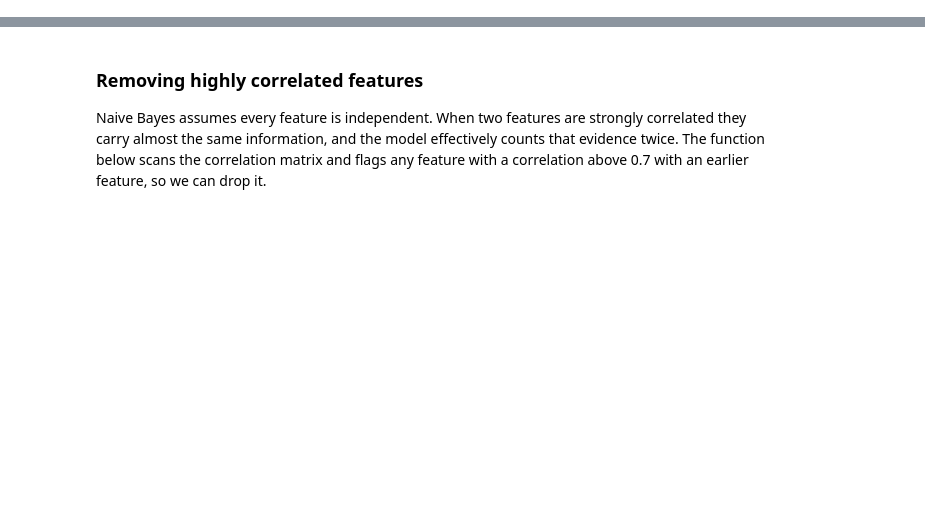
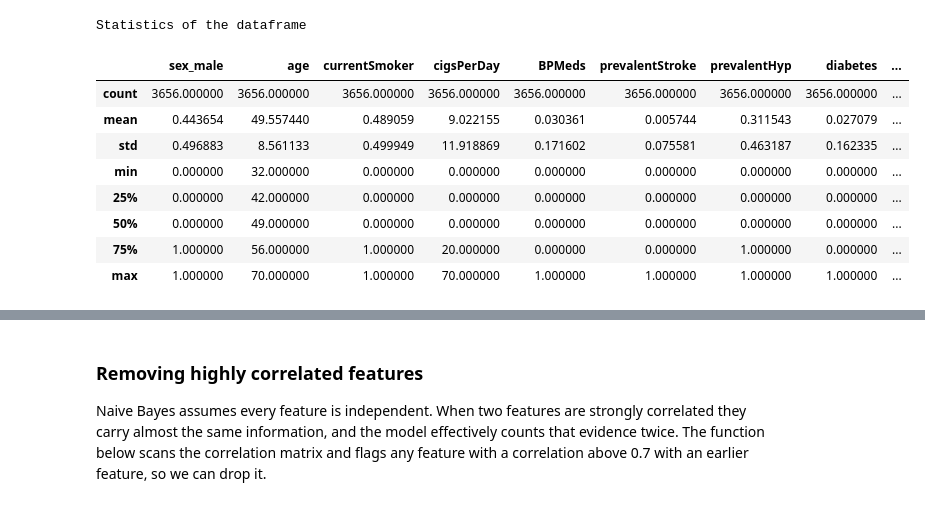
Before and after one commit to nirvana644/IATD-Machine-Learning-Algorithms, a Jupyter notebook: 3_b_NaiveBayes_FraminghamCHD.ipynb, the cells around one changed output, grey strips where cells are left out. Drawn from its saved outputs; the diff is of its cells as text; code cells hidden in the pictures; blank space fills up the shorter version.

```diff
--- a/3_b_NaiveBayes_FraminghamCHD.ipynb
+++ b/3_b_NaiveBayes_FraminghamCHD.ipynb
@@ -70,3 +236,17 @@ df.head()                                               # first look at the clea
+# %%
+print("\nStatistics of the dataframe")
+display(df.describe())
+# %% [output]
+Statistics of the dataframe
+|  | sex_male | age | currentSmoker | cigsPerDay | BPMeds | prevalentStroke | prevalentHyp | diabetes | ... |
+| count | 3656.000000 | 3656.000000 | 3656.000000 | 3656.000000 | 3656.000000 | 3656.000000 | 3656.000000 | 3656.000000 | ... |
+| mean | 0.443654 | 49.557440 | 0.489059 | 9.022155 | 0.030361 | 0.005744 | 0.311543 | 0.027079 | ... |
+| std | 0.496883 | 8.561133 | 0.499949 | 11.918869 | 0.171602 | 0.075581 | 0.463187 | 0.162335 | ... |
+| min | 0.000000 | 32.000000 | 0.000000 | 0.000000 | 0.000000 | 0.000000 | 0.000000 | 0.000000 | ... |
+| 25% | 0.000000 | 42.000000 | 0.000000 | 0.000000 | 0.000000 | 0.000000 | 0.000000 | 0.000000 | ... |
+| 50% | 0.000000 | 49.000000 | 0.000000 | 0.000000 | 0.000000 | 0.000000 | 0.000000 | 0.000000 | ... |
+| 75% | 1.000000 | 56.000000 | 1.000000 | 20.000000 | 0.000000 | 0.000000 | 1.000000 | 0.000000 | ... |
+| max | 1.000000 | 70.000000 | 1.000000 | 70.000000 | 1.000000 | 1.000000 | 1.000000 | 1.000000 | ... |
 # %%
 # one styling call: whitegrid background, notebook sizing, larger fonts
 sns.set_theme(style="whitegrid", context="notebook", font_scale=1.5)
```
Also changed, not shown: parts of 17 cells of this notebook, 1 other file.
